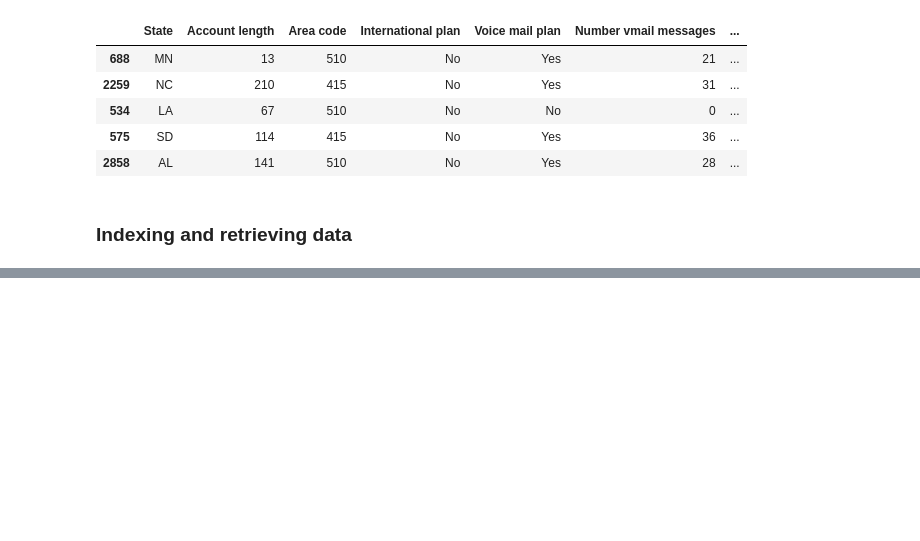
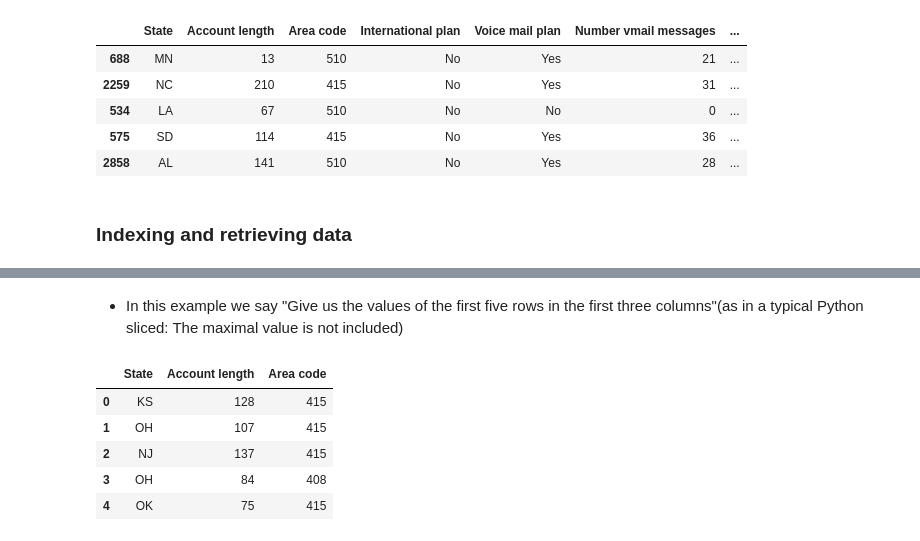
Before and after one commit to Menezess42/MLCourseAI, a Jupyter notebook: Topic_1/exploratory_data_analysis_with_pandas.ipynb, the cells around one changed output, grey strips where cells are left out. Drawn from its saved outputs; the diff is of its cells as text; code cells hidden in the pictures; blank space fills up the shorter version.

```diff
--- a/Topic_1/exploratory_data_analysis_with_pandas.ipynb
+++ b/Topic_1/exploratory_data_analysis_with_pandas.ipynb
@@ -160,0 +223,11 @@ df.sort_values(by=["Churn", "Total day charge"], ascending=[True, False]).head()
+# %% [markdown]
+- In this example we say "Give us the values of the first five rows in the first three columns"(as in a typical Python sliced: The maximal value is not included)
+# %%
+df.iloc[0:5, 0:3]
+# %% [output]
+|  | State | Account length | Area code |
+| 0 | KS | 128 | 415 |
+| 1 | OH | 107 | 415 |
+| 2 | NJ | 137 | 415 |
+| 3 | OH | 84 | 408 |
+| 4 | OK | 75 | 415 |
```
Also changed, not shown: parts of 23 cells of this notebook.
